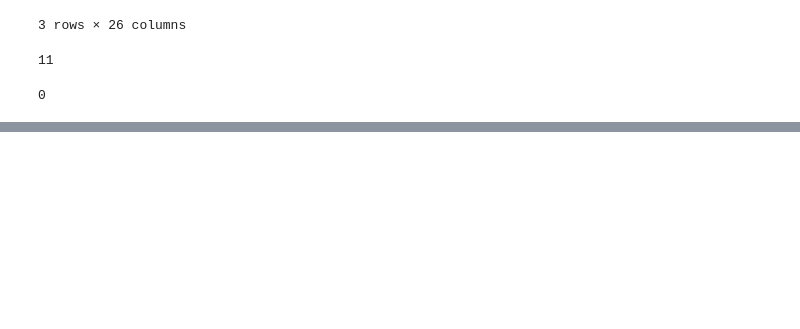
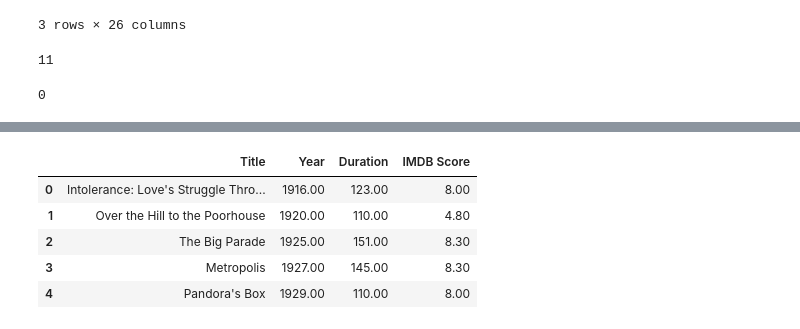
Before and after one commit to christianoliverahuerta/Public, a Jupyter notebook: notebooks/2.-Data-Wrangling/PythonDataAnalysisLibrary.ipynb, the cells around one changed output, grey strips where cells are left out. Saved outputs shown, nothing was run; the diff lists cells and outputs as text; code cells hidden in the pictures; blank space fills up the shorter version.

```diff
--- a/notebooks/2.-Data-Wrangling/PythonDataAnalysisLibrary.ipynb
+++ b/notebooks/2.-Data-Wrangling/PythonDataAnalysisLibrary.ipynb
@@ -375,0 +426,12 @@ Index(['Title', 'Year', 'Genres', 'Language', 'Country', 'Content Rating',
+# %%
+# En lugar de traer todo el marco de datos con todas las columnas, solo podemos mostrar las columnas que nos interesan.
+columns_to_view = ['Title', 'Year', 'Duration', 'IMDB Score']
+movie_subset_df = movie_df[columns_to_view]
+movie_subset_df.head()
+# %% [output]
+|  | Title | Year | Duration | IMDB Score |
+| 0 | Intolerance: Love's Struggle Thro... | 1916.00 | 123.00 | 8.00 |
+| 1 | Over the Hill to the Poorhouse | 1920.00 | 110.00 | 4.80 |
+| 2 | The Big Parade | 1925.00 | 151.00 | 8.30 |
+| 3 | Metropolis | 1927.00 | 145.00 | 8.30 |
+| 4 | Pandora's Box | 1929.00 | 110.00 | 8.00 |
```
Also changed, not shown: parts of 9 cells of this notebook, 2 other files.
